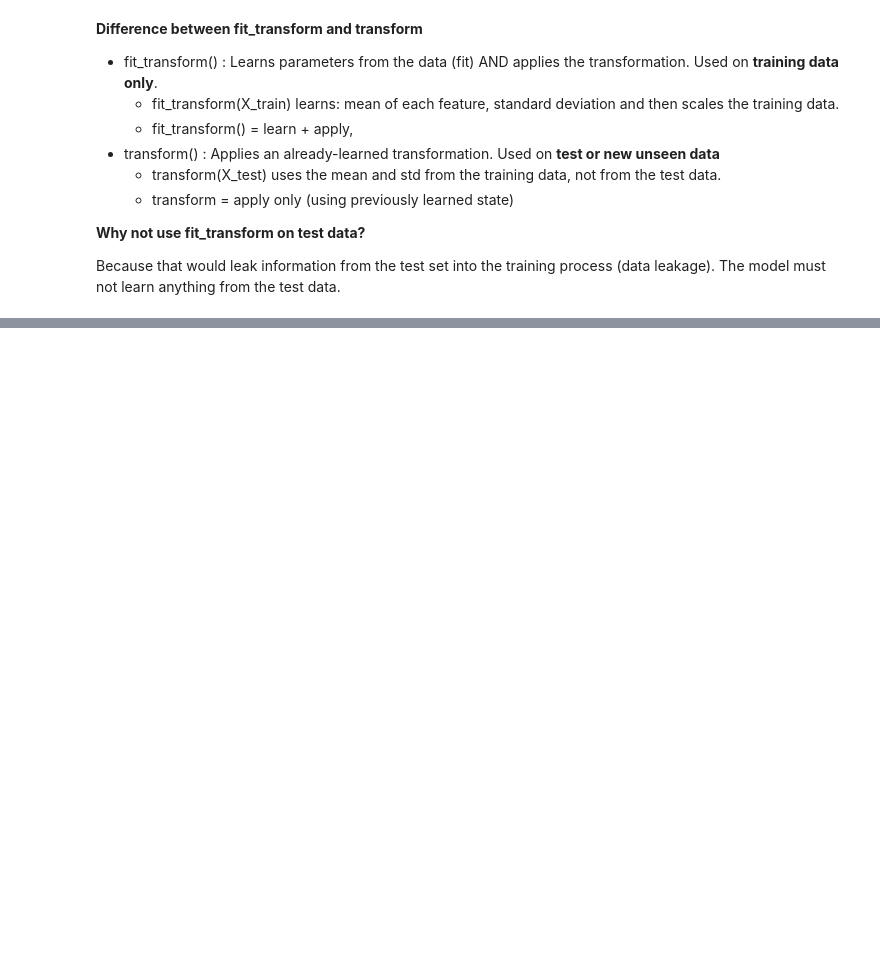
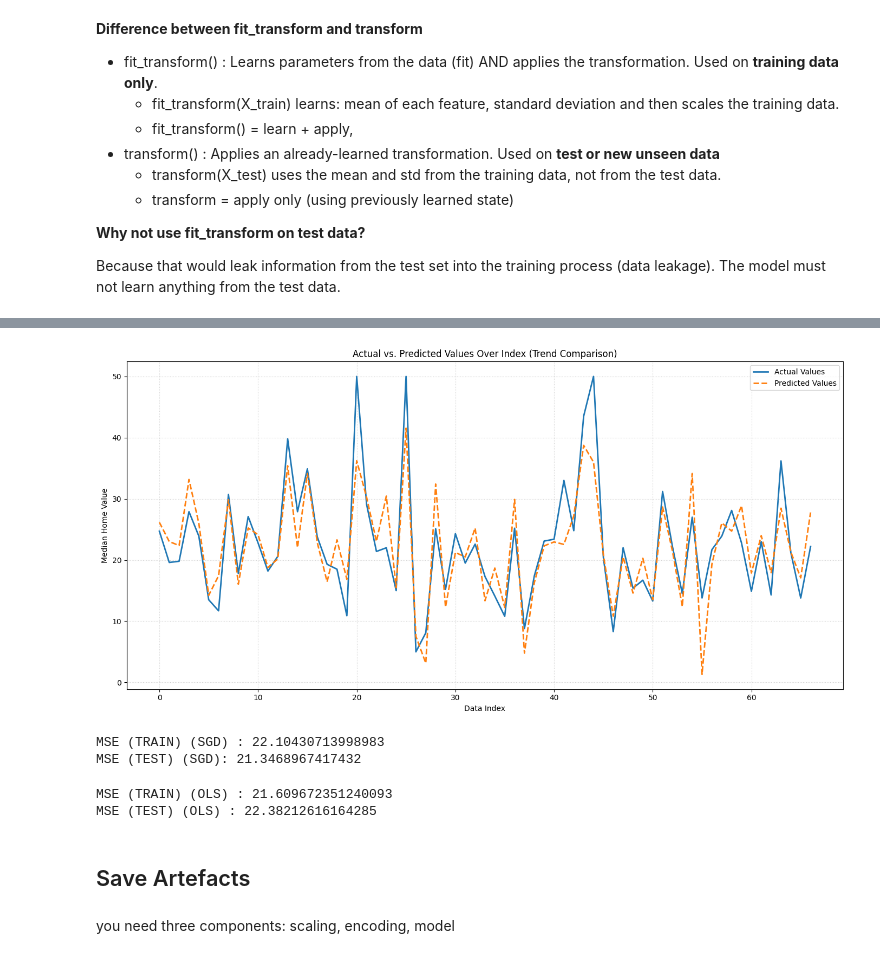
Before and after one commit to Hmnt-dhngra/Machine_Learning_Notes, a Jupyter notebook: 2) Linear_Regression_on_dataset.ipynb, the cells around one changed output, grey strips where cells are left out. Drawn from its saved outputs; the diff is of its cells as text; code cells hidden in the pictures; blank space fills up the shorter version.

```diff
--- a/2) Linear_Regression_on_dataset.ipynb
+++ b/2) Linear_Regression_on_dataset.ipynb
@@ -228,0 +282,4 @@ X_test_processed = preprocessor.transform(X_test_split)
+# %%
+# with OLS
+y_test_pred_ols = linear_reg_ols.predict(X_test_processed)
+y_train_pred_ols = linear_reg_ols.predict(X_train_processed)
@@ -228,0 +308,4 @@ X_test_processed = preprocessor.transform(X_test_split)
+# %%
+plot_actual_vs_predicted_lines(y_test_split, y_test_pred_ols)
+# %% [output]
+[figure, added]
@@ -228,0 +315,22 @@ X_test_processed = preprocessor.transform(X_test_split)
+# %%
+mse_train = mean_squared_error(y_train_split, y_train_pred)
+mse_test = mean_squared_error(y_test_split, y_test_pred)
+
+print(f"MSE (TRAIN) (SGD) : {mse_train}")
+print(f"MSE (TEST) (SGD): {mse_test}")
+# %% [output]
+MSE (TRAIN) (SGD) : 22.10430713998983
+MSE (TEST) (SGD): 21.3468967417432
+# %%
+mse_train_ols = mean_squared_error(y_train_split, y_train_pred_ols)
+mse_test_ols = mean_squared_error(y_test_split, y_test_pred_ols)
+
+print(f"MSE (TRAIN) (OLS) : {mse_train_ols}")
+print(f"MSE (TEST) (OLS) : {mse_test_ols}")
+# %% [output]
+MSE (TRAIN) (OLS) : 21.609672351240093
+MSE (TEST) (OLS) : 22.38212616164285
+# %% [markdown]
+## Save Artefacts
+# %% [markdown]
+you need three components: scaling, encoding, model
```
Also changed, not shown: parts of 18 cells of this notebook, 2 other files.
